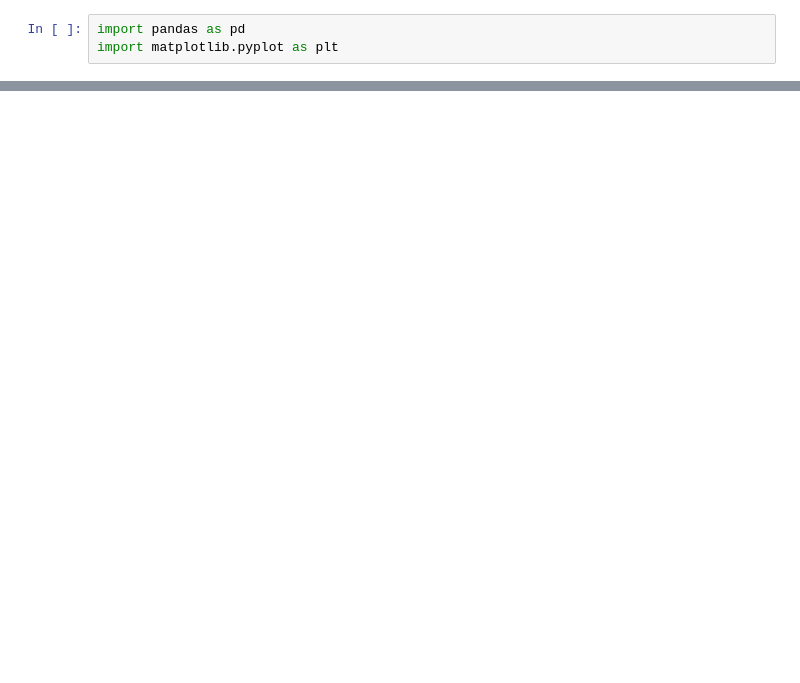
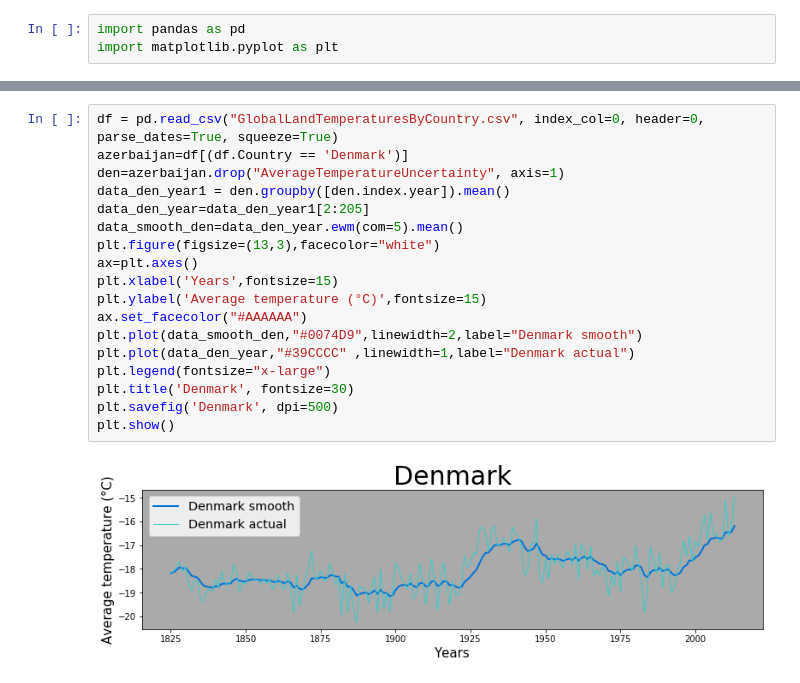
Before and after one commit to TL114/DataScience19, a Jupyter notebook: China.ipynb, the cells around one changed output, grey strips where cells are left out. Cells and saved outputs as stored; diff of their text form; blank space fills up the shorter version.

```diff
--- a/China.ipynb
+++ b/China.ipynb
@@ -63,0 +123,20 @@ plt.show()
+# %%
+df = pd.read_csv("GlobalLandTemperaturesByCountry.csv", index_col=0, header=0,  parse_dates=True, squeeze=True)
+azerbaijan=df[(df.Country == 'Denmark')]
+den=azerbaijan.drop("AverageTemperatureUncertainty", axis=1)
+data_den_year1 = den.groupby([den.index.year]).mean()
+data_den_year=data_den_year1[2:205]
+data_smooth_den=data_den_year.ewm(com=5).mean()
+plt.figure(figsize=(13,3),facecolor="white")
+ax=plt.axes()
+plt.xlabel('Years',fontsize=15)
+plt.ylabel('Average temperature (°C)',fontsize=15)
+ax.set_facecolor("#AAAAAA")
+plt.plot(data_smooth_den,"#0074D9",linewidth=2,label="Denmark smooth")
+plt.plot(data_den_year,"#39CCCC" ,linewidth=1,label="Denmark actual")
+plt.legend(fontsize="x-large")
+plt.title('Denmark', fontsize=30)
+plt.savefig('Denmark', dpi=500)
+plt.show()
+# %% [output]
+[figure, added]
```
Also changed, not shown: parts of 7 cells of this notebook, 10 other files.
